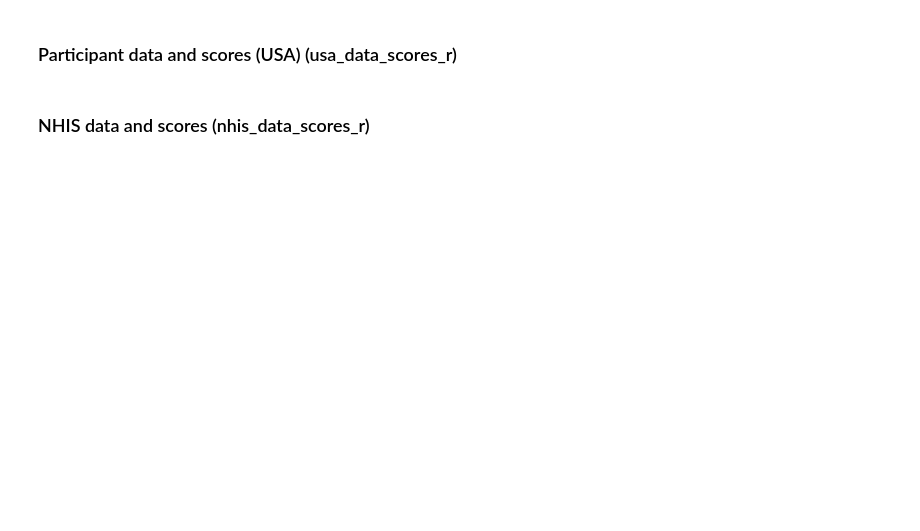
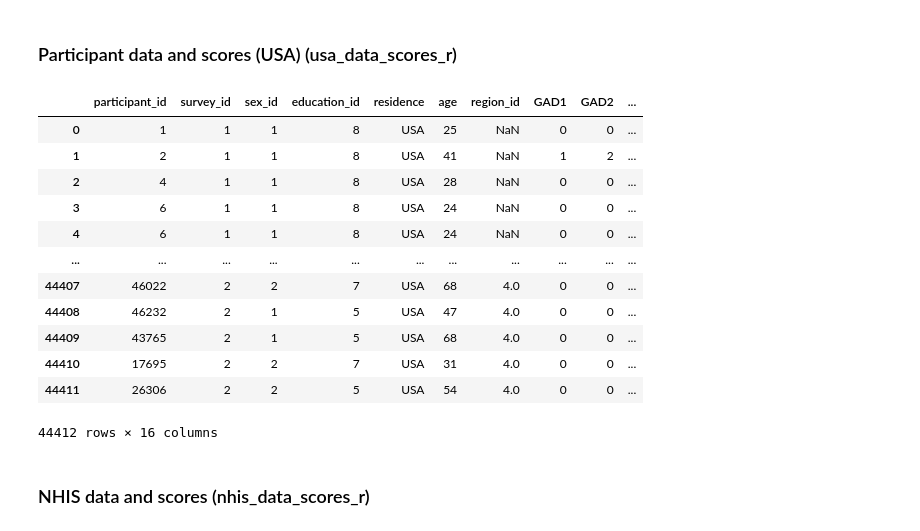
Before and after one commit to amallred/gaming-mental-health-analysis, a Jupyter notebook: notebooks/gad_eda.ipynb, the cells around one changed output. Saved outputs shown, nothing was run; the diff lists cells and outputs as text; code cells hidden in the pictures; blank space fills up the shorter version.

```diff
--- a/notebooks/gad_eda.ipynb
+++ b/notebooks/gad_eda.ipynb
@@ -248,29 +262,43 @@ all_data_scores_r
 # %%
 usa_data_scores_q = """
 SELECT
     p.participant_id,
     p.survey_id,
     p.sex_id,
     p.education_id,
     p.residence,
     p.age,
     p.region_id,
     r.GAD1,
     r.GAD2,
     r.GAD3,
     r.GAD4,
     r.GAD5,
     r.GAD6,
     r.GAD7,
     r.GAD_total,
     r.GAD_cat
-FROM participants p
-JOIN responses r on r.participant_id = p.participant_id
+FROM participant p
+JOIN GAD_response r on r.participant_id = p.participant_id
 WHERE p.residence = "USA"
 """
 
 usa_data_scores_r = pd.read_sql(usa_data_scores_q, conn)
 usa_data_scores_r
+# %% [output]
+|  | participant_id | survey_id | sex_id | education_id | residence | age | region_id | GAD1 | GAD2 | ... |
+| 0 | 1 | 1 | 1 | 8 | USA | 25 | NaN | 0 | 0 | ... |
+| 1 | 2 | 1 | 1 | 8 | USA | 41 | NaN | 1 | 2 | ... |
+| 2 | 4 | 1 | 1 | 8 | USA | 28 | NaN | 0 | 0 | ... |
+| 3 | 6 | 1 | 1 | 8 | USA | 24 | NaN | 0 | 0 | ... |
+| 4 | 6 | 1 | 1 | 8 | USA | 24 | NaN | 0 | 0 | ... |
+| ... | ... | ... | ... | ... | ... | ... | ... | ... | ... | ... |
+| 44407 | 46022 | 2 | 2 | 7 | USA | 68 | 4.0 | 0 | 0 | ... |
+| 44408 | 46232 | 2 | 1 | 5 | USA | 47 | 4.0 | 0 | 0 | ... |
+| 44409 | 43765 | 2 | 1 | 5 | USA | 68 | 4.0 | 0 | 0 | ... |
+| 44410 | 17695 | 2 | 2 | 7 | USA | 31 | 4.0 | 0 | 0 | ... |
+| 44411 | 26306 | 2 | 2 | 5 | USA | 54 | 4.0 | 0 | 0 | ... |
+44412 rows × 16 columns
 # %% [markdown]
 ### NHIS data and scores (nhis_data_scores_r)
 # %%
```
Also changed, not shown: parts of 20 cells of this notebook, 5 other files.
